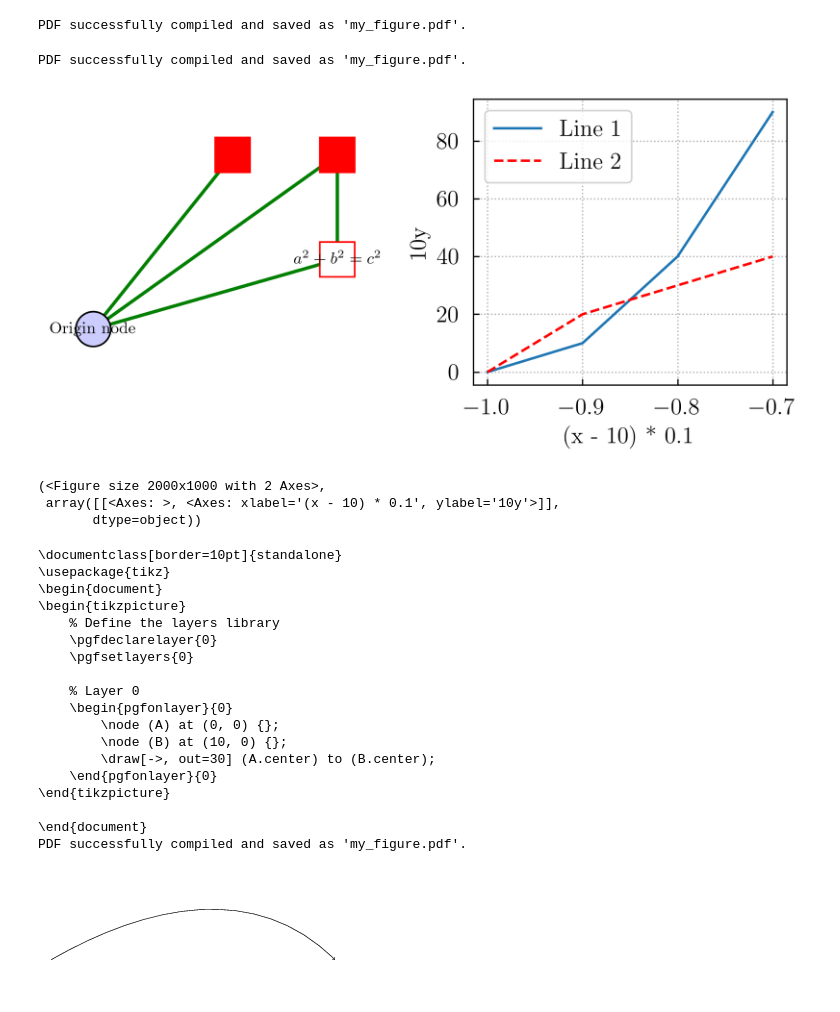
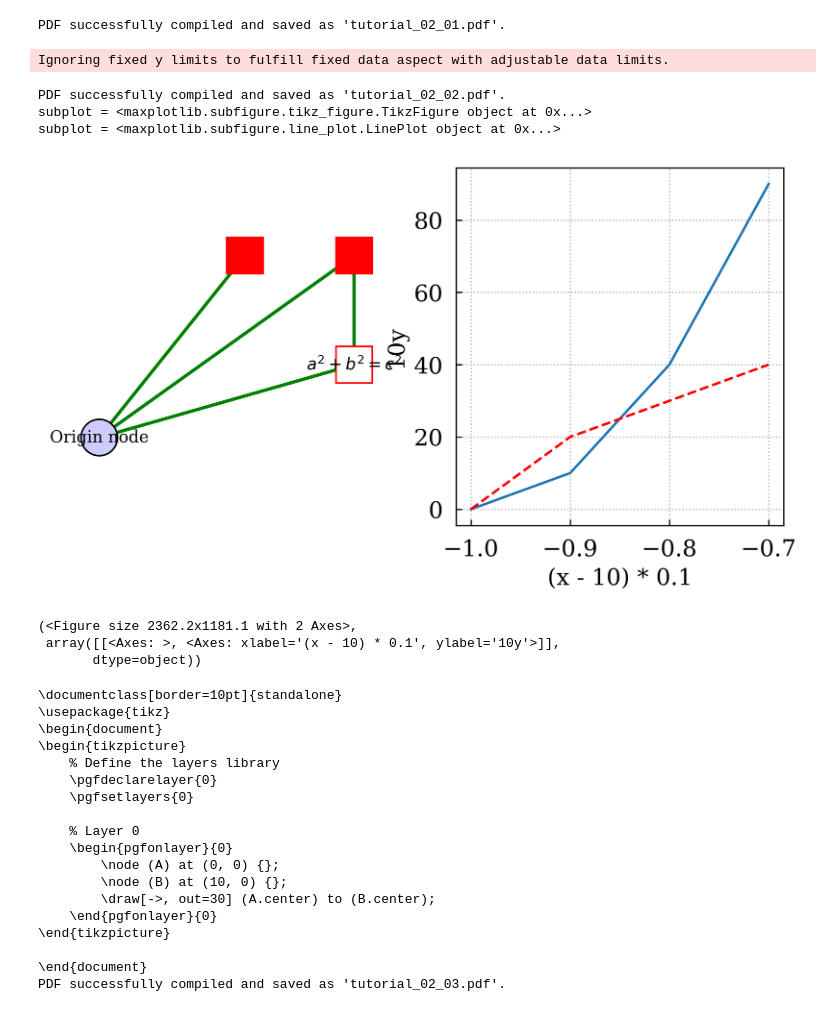
Before and after one commit to max-models/maxplotlib, a Jupyter notebook: tutorials/tutorial_02.ipynb, the cells around one changed output. Drawn from its saved outputs; the diff is of its cells as text; code cells hidden in the pictures.

Commit message:
Fixed tutorial 1 and 2

```diff
--- a/tutorials/tutorial_02.ipynb
+++ b/tutorials/tutorial_02.ipynb
@@ -41,16 +29,12 @@ tikz.add_path(
 
 tikz.add_node(0.5, 0.5, content="Cube", layer=10)
 
-# Generate the TikZ script
-# script = tikz.generate_tikz()
-# print(script)
-# print(tikz.generate_standalone())
-tikz.compile_pdf("my_figure.pdf")
+tikz.compile_pdf("tutorial_02_01.pdf")
 #
 # %% [output]
-PDF successfully compiled and saved as 'my_figure.pdf'.
+PDF successfully compiled and saved as 'tutorial_02_01.pdf'.
 # %%
-c = canvas.Canvas(ncols=2, width=2000, ratio=0.5)
+c = canvas.Canvas(ncols=2, width="20cm", ratio=0.5)
 tikz = c.add_tikzfigure(grid=False)
 
 # Add nodes
@@ -64,40 +48,42 @@ tikz.add_node(
     content="$a^2 + b^2 = c^2$",
     shape="rectangle",
     draw="red",
     fill="white",
     layer=1,
 )
 tikz.add_node(2, 5, "C", shape="rectangle", draw="red", fill="red")
 last_node = tikz.add_node(-1, 5, shape="rectangle", draw="red", fill="red", layer=-10)
 
 # Add a line between nodes
 tikz.add_path(
     [node_a.label, "B", "C", "A", last_node],
     color="green",
     style="solid",
     line_width="2",
     layer=-5,
 )
 
 sp = c.add_subplot(
     grid=True, xlabel="(x - 10) * 0.1", ylabel="10y", yscale=10, xshift=-10, xscale=0.1
 )
 sp.add_line([0, 1, 2, 3], [0, 1, 4, 9], label="Line 1")
 sp.add_line([0, 1, 2, 3], [0, 2, 3, 4], linestyle="dashed", color="red", label="Line 2")
 
 # Generate the TikZ script
 # print(tikz.generate_standalone())
 
-tikz.compile_pdf("my_figure.pdf")
+tikz.compile_pdf("tutorial_02_02.pdf")
 
-# Replace 'path_to_pdf' with the path to your PDF file
 c.plot(backend="matplotlib")
 # %% [output]
-PDF successfully compiled and saved as 'my_figure.pdf'.
+Ignoring fixed y limits to fulfill fixed data aspect with adjustable data limits.
+PDF successfully compiled and saved as 'tutorial_02_02.pdf'.
+subplot = <maxplotlib.subfigure.tikz_figure.TikzFigure object at 0x...>
+subplot = <maxplotlib.subfigure.line_plot.LinePlot object at 0x...>
-[figure, old version]
+[figure, new version]
-(<Figure size 2000x1000 with 2 Axes>,
- array([[<Axes: >, <Axes: xlabel='(x - 10) * 0.1', ylabel='10y'>]],
-       dtype=object))
+(<Figure size 2362.2x1181.1 with 2 Axes>,
+ array([[<Axes: >, <Axes: xlabel='(x - 10) * 0.1', ylabel='10y'>]],
+       dtype=object))
 # %%
 c = canvas.Canvas(width=800, ratio=0.5)
 tikz = c.add_tikzfigure(grid=False)
@@ -114,10 +100,7 @@ tikz.add_path(["A", "B"], path_actions=["->"], out=30)
 # script = tikz.generate_tikz()
 # print(script)
 print(tikz.generate_standalone())
-tikz.compile_pdf("my_figure.pdf")
-
-img = WImage(filename="my_figure.pdf")
-img
+tikz.compile_pdf("tutorial_02_03.pdf")
 # %% [output]
 \documentclass[border=10pt]{standalone}
 \usepackage{tikz}
@@ -136,5 +119,4 @@ img
 \end{tikzpicture}
 
 \end{document}
-PDF successfully compiled and saved as 'my_figure.pdf'.
+PDF successfully compiled and saved as 'tutorial_02_03.pdf'.
-[figure, removed]
```
Also changed, not shown: parts of 3 cells of this notebook, 3 other files.
